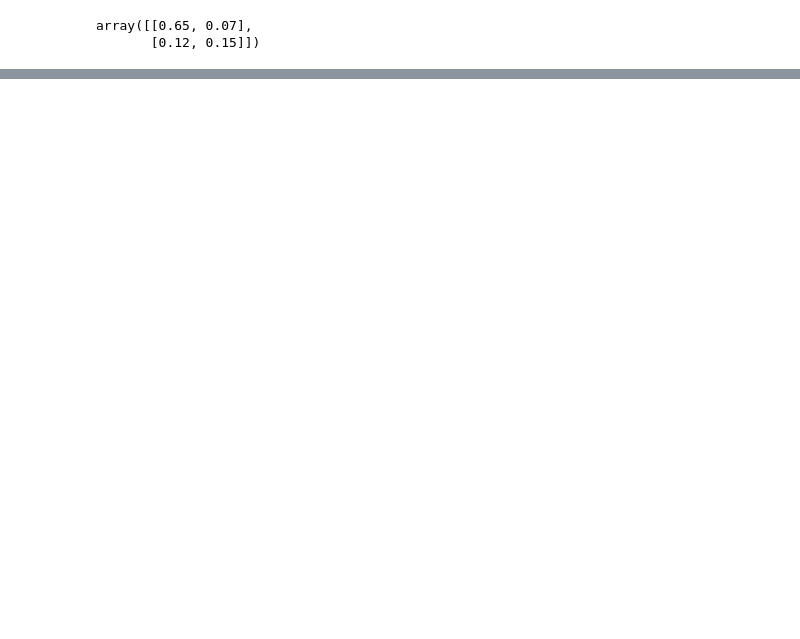
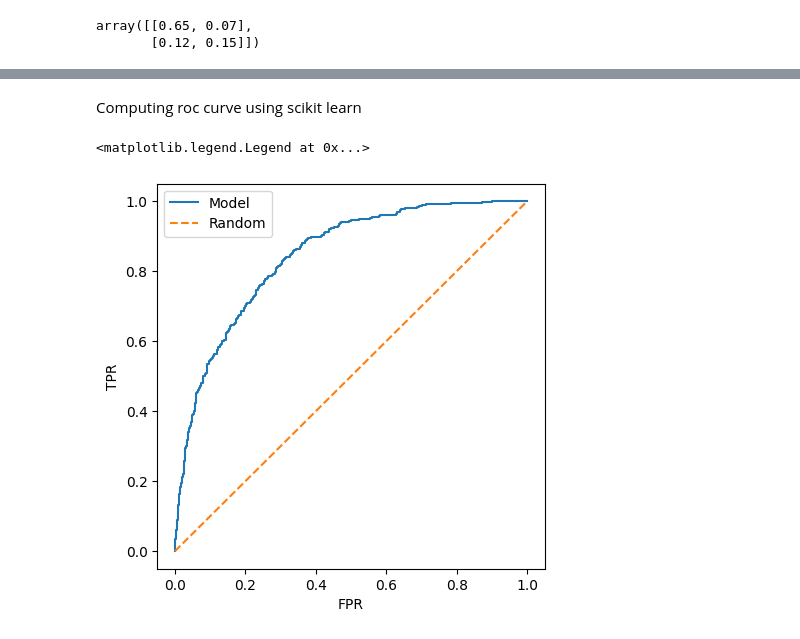
Before and after one commit to okellodaniel/ML_Scholar, a Jupyter notebook: 04-Evaluation-metrics/notebook.ipynb, the cells around one changed output, grey strips where cells are left out. Saved outputs shown, nothing was run; the diff lists cells and outputs as text; code cells hidden in the pictures; blank space fills up the shorter version.

```diff
--- a/04-Evaluation-metrics/notebook.ipynb
+++ b/04-Evaluation-metrics/notebook.ipynb
@@ -264,0 +565,2 @@ array([[0.65, 0.07],
+# %% [markdown]
+Computing roc curve using scikit learn
@@ -264,0 +569,14 @@ array([[0.65, 0.07],
+# %%
+fpr, tpr, thresholds = roc_curve(y_val,y_pred)
+# %%
+plt.figure(figsize=(5,5))
+
+plt.plot(fpr,tpr,label='Model')
+plt.plot([0,1],[0,1],label='Random',linestyle='--')
+plt.xlabel('FPR')
+plt.ylabel('TPR')
+
+plt.legend()
+# %% [output]
+<matplotlib.legend.Legend at 0x...>
+[figure, added]
```
Also changed, not shown: parts of 39 cells of this notebook.
